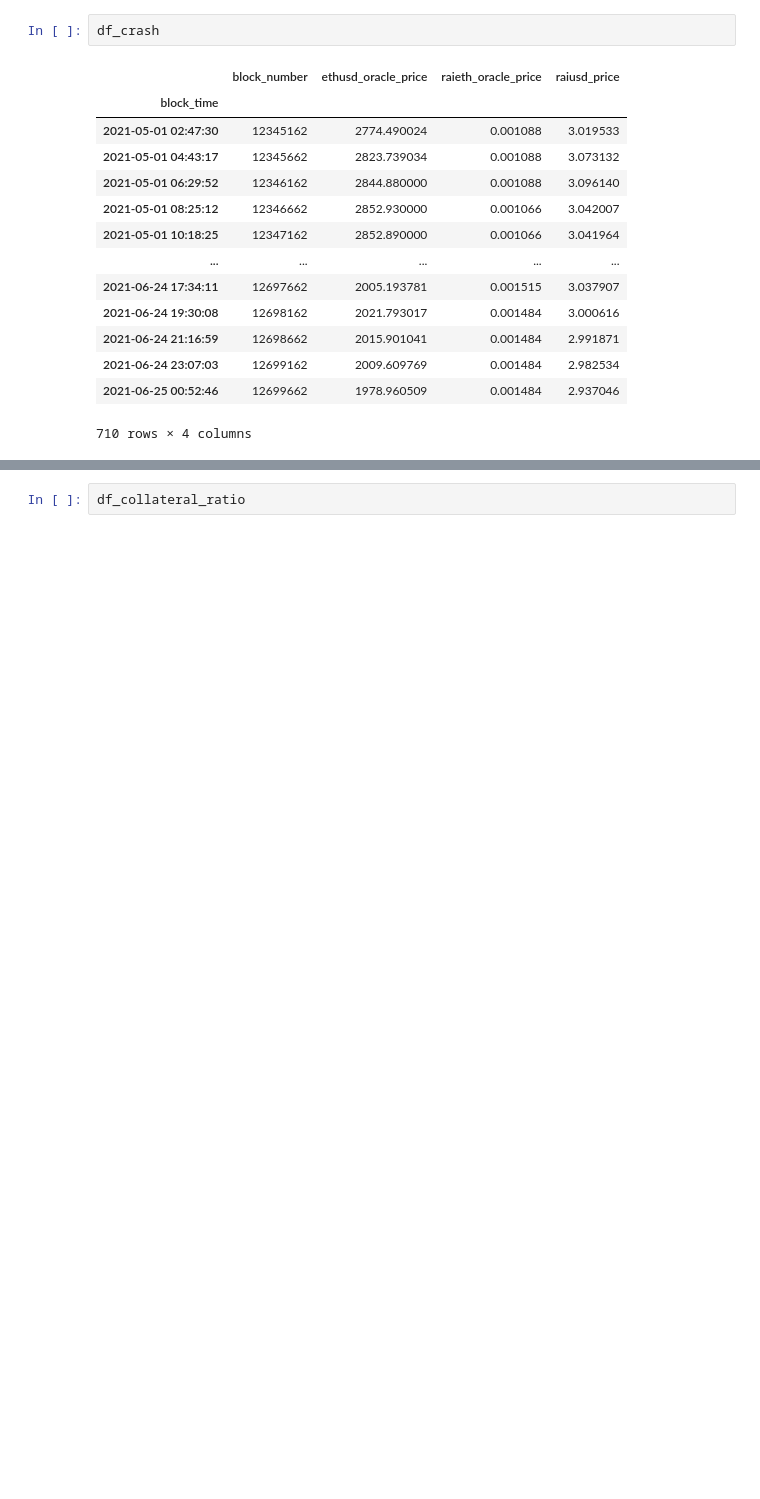
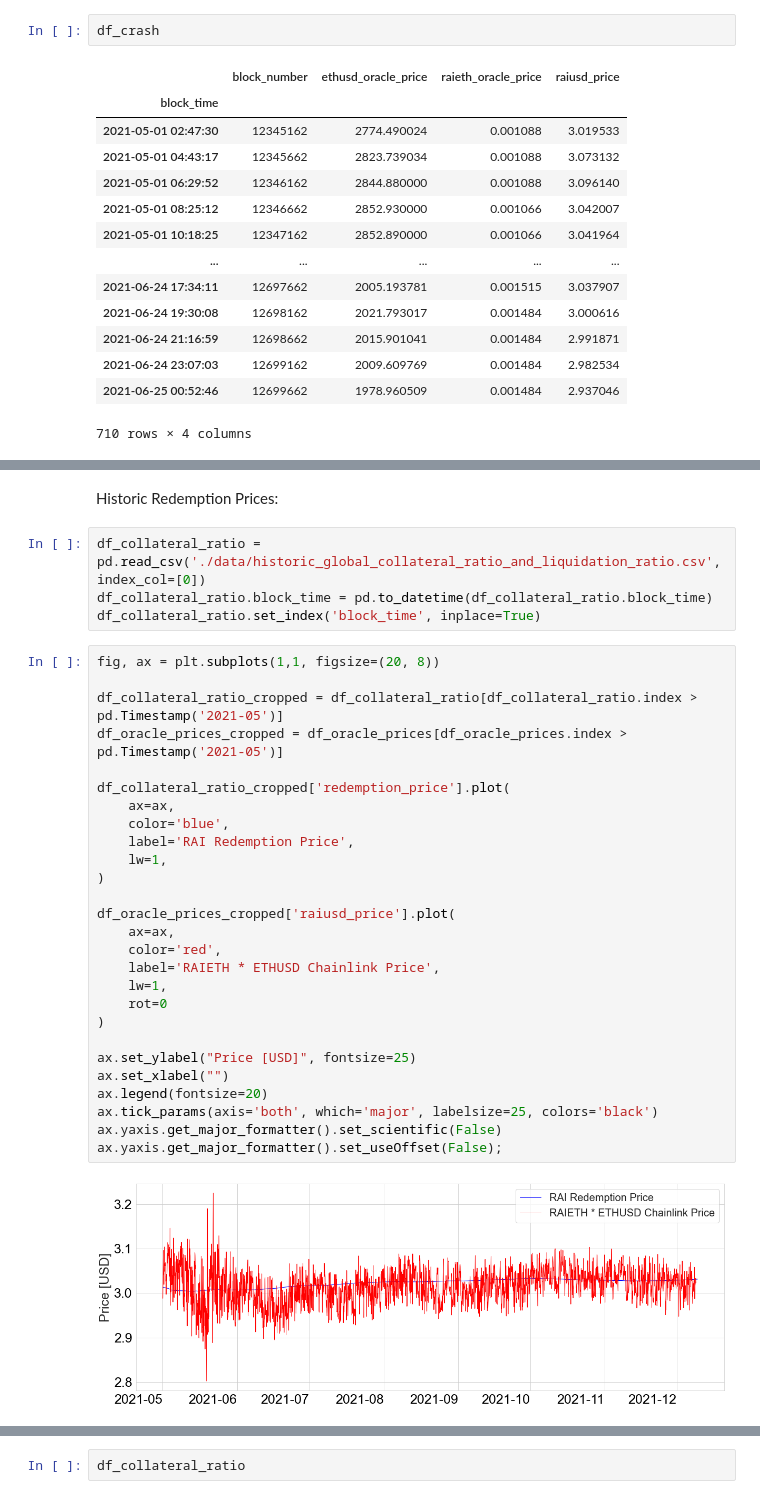
Before and after one commit to bout3fiddy/gauge-risk-assessments, a Jupyter notebook: rai-3crv/gauge_risk_assessment.ipynb, the cells around one changed output, grey strips where cells are left out. Drawn from its saved outputs; the diff is of its cells as text; blank space fills up the shorter version.

```diff
--- a/rai-3crv/gauge_risk_assessment.ipynb
+++ b/rai-3crv/gauge_risk_assessment.ipynb
@@ -140,0 +161,35 @@ The following graph gives an idea on the collateral to debt ratio of RAI: so, so
+# %% [markdown]
+Historic Redemption Prices:
+# %%
+df_collateral_ratio = pd.read_csv('./data/historic_global_collateral_ratio_and_liquidation_ratio.csv', index_col=[0])
+df_collateral_ratio.block_time = pd.to_datetime(df_collateral_ratio.block_time)
+df_collateral_ratio.set_index('block_time', inplace=True)
+# %%
+fig, ax = plt.subplots(1,1, figsize=(20, 8))
+
+df_collateral_ratio_cropped = df_collateral_ratio[df_collateral_ratio.index > pd.Timestamp('2021-05')]
+df_oracle_prices_cropped = df_oracle_prices[df_oracle_prices.index > pd.Timestamp('2021-05')]
+
+df_collateral_ratio_cropped['redemption_price'].plot(
+    ax=ax,
+    color='blue',
+    label='RAI Redemption Price',
+    lw=1,
+)
+
+df_oracle_prices_cropped['raiusd_price'].plot(
+    ax=ax,
+    color='red',
+    label='RAIETH * ETHUSD Chainlink Price',
+    lw=1,
+    rot=0
+)
+
+ax.set_ylabel("Price [USD]", fontsize=25)
+ax.set_xlabel("")
+ax.legend(fontsize=20)
+ax.tick_params(axis='both', which='major', labelsize=25, colors='black')
+ax.yaxis.get_major_formatter().set_scientific(False)
+ax.yaxis.get_major_formatter().set_useOffset(False);
+# %% [output]
+[figure, added]
```
Also changed, not shown: parts of 18 cells of this notebook, 4 other files.
